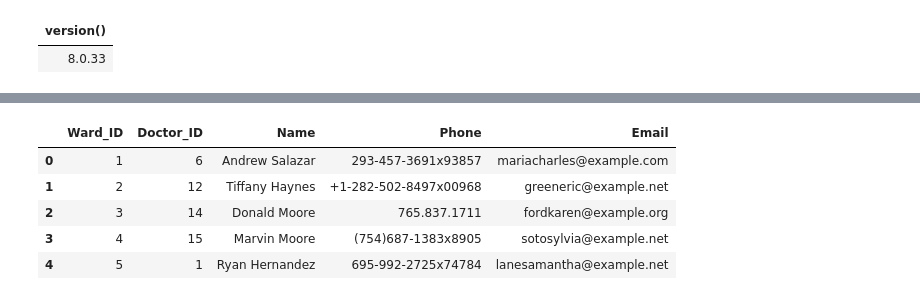
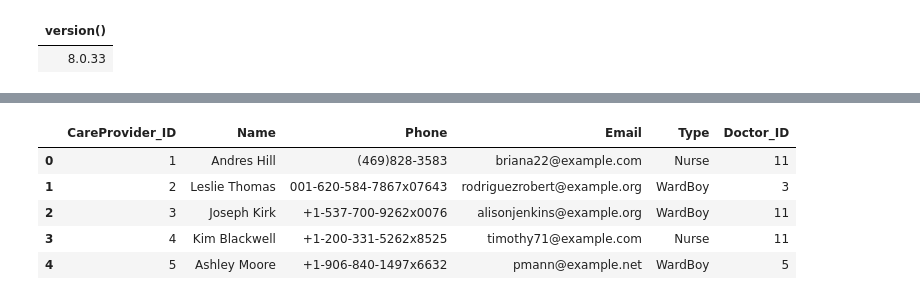
Before and after one commit to dylankayyem/Healthcare-Organization-Database, a Jupyter notebook: health_org_db.ipynb, the cells around one changed output, grey strips where cells are left out. Cells and saved outputs as stored; diff of their text form; code cells hidden in the pictures.

Commit message:
added data/inserted into tables

```diff
--- a/health_org_db.ipynb
+++ b/health_org_db.ipynb
@@ -759,0 +392,14 @@ finally:
+# %%
+# Function to create a database connection
+def create_db_connection(config_path='../mysql.cfg'):
+    mysqlcfg = configparser.ConfigParser()
+    mysqlcfg.read(config_path)
+    db_config = mysqlcfg['mysql']
+    db = mysql.connector.connect(
+        host="applied-sql.cs.colorado.edu",
+        user=db_config['user'],
+        passwd=db_config['passwd'],
+        database=db_config['user']
+    )
+    cursor = db.cursor()
+    return db, cursor
@@ -759,0 +513,27 @@ finally:
+# %%
+# Function to generate care_provider_data(100 care providers):
+def generate_care_provider_data(num_care_provider):
+    db, cursor = create_db_connection("../mysql.cfg")
+    care_providers = []
+    # doctor_ids is set to doctor IDs from table:
+    cursor.execute("SELECT Doctor_ID FROM doctor_table")
+    doctor_ids = [doctor_id[0] for doctor_id in cursor.fetchall()]
+    for i in range(1, num_care_provider + 1):
+        care_provider = {
+            'CareProvider_ID': i,
+            'Name': fake.name(),
+            'Phone':  fake.phone_number(),
+            'Email': fake.email(),
+            'Type': random.choice(['Nurse','WardBoy']),
+            'Doctor_ID': random.choice(doctor_ids),
+        }
+        care_providers.append(care_provider)
+    print("[care_provider_data] successfully generated!")
+    return care_providers
+num_care_provider = 100
+care_provider_data = generate_care_provider_data(num_care_provider)
+df_care_provider = pd.DataFrame(care_provider_data, columns=["CareProvider_ID", "Name", "Phone", "Email", "Type", "Doctor_ID"])
+csv_nurse_file_path = '../Project/sample_data/care_provider_data.csv'
+df_care_provider.to_csv(csv_nurse_file_path, index=False)
+csv_nurse_file_path
+#df_care_provider.head(5)
@@ -778,9 +854,9 @@ df_doctors.head(5)
 # %%
-df_wards.head(5)
+df_care_provider.head(5)
 # %% [output]
-|  | Ward_ID | Doctor_ID | Name | Phone | Email |
-| 0 | 1 | 6 | Andrew Salazar | 293-457-3691x93857 | mariacharles@example.com |
-| 1 | 2 | 12 | Tiffany Haynes | +1-282-502-8497x00968 | greeneric@example.net |
-| 2 | 3 | 14 | Donald Moore | 765.837.1711 | fordkaren@example.org |
-| 3 | 4 | 15 | Marvin Moore | (754)687-1383x8905 | sotosylvia@example.net |
-| 4 | 5 | 1 | Ryan Hernandez | 695-992-2725x74784 | lanesamantha@example.net |
+|  | CareProvider_ID | Name | Phone | Email | Type | Doctor_ID |
+| 0 | 1 | Andres Hill | (469)828-3583 | briana22@example.com | Nurse | 11 |
+| 1 | 2 | Leslie Thomas | 001-620-584-7867x07643 | rodriguezrobert@example.org | WardBoy | 3 |
+| 2 | 3 | Joseph Kirk | +1-537-700-9262x0076 | alisonjenkins@example.org | WardBoy | 11 |
+| 3 | 4 | Kim Blackwell | +1-200-331-5262x8525 | timothy71@example.com | Nurse | 11 |
+| 4 | 5 | Ashley Moore | +1-906-840-1497x6632 | pmann@example.net | WardBoy | 5 |
```
Also changed, not shown: parts of 123 cells of this notebook.
